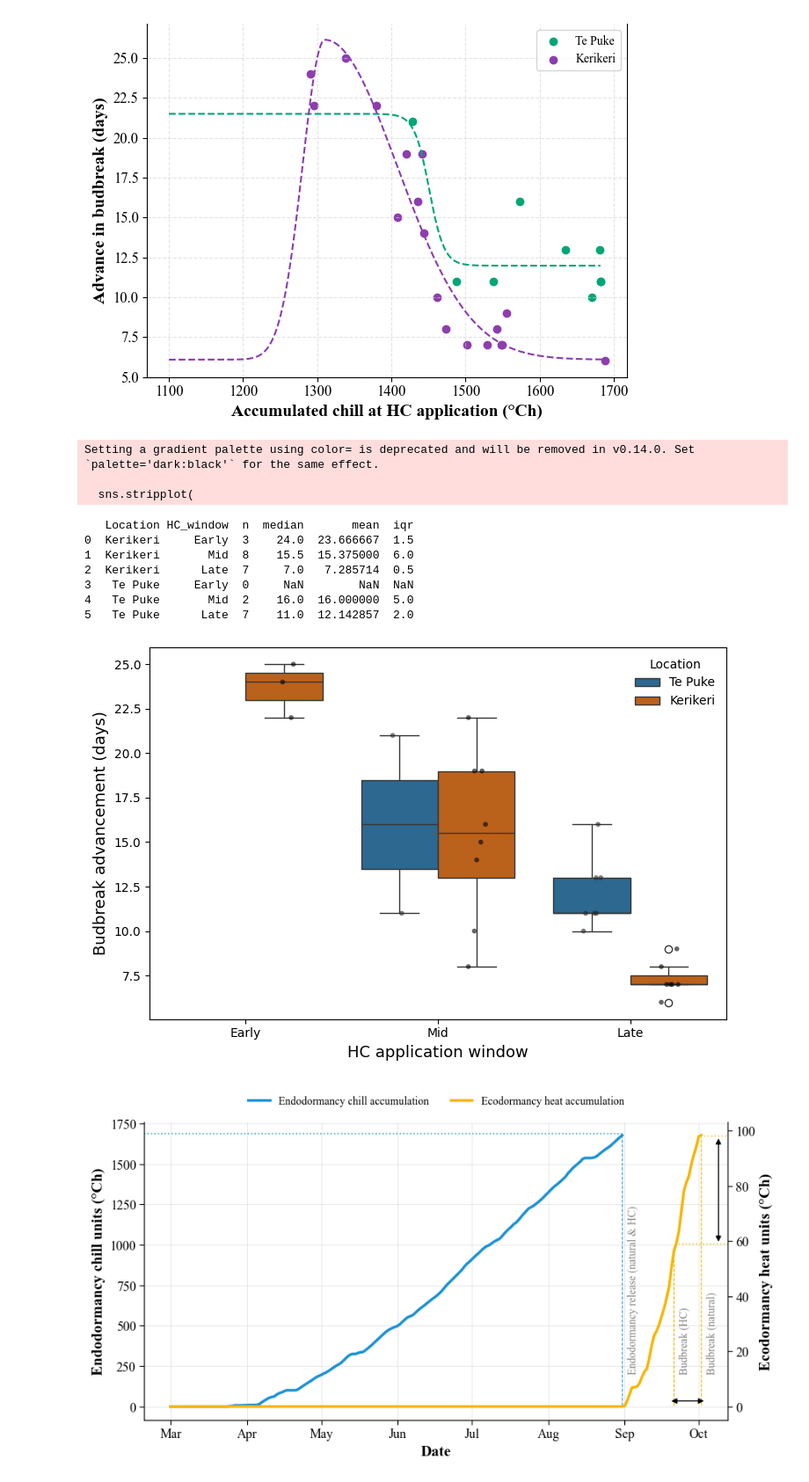
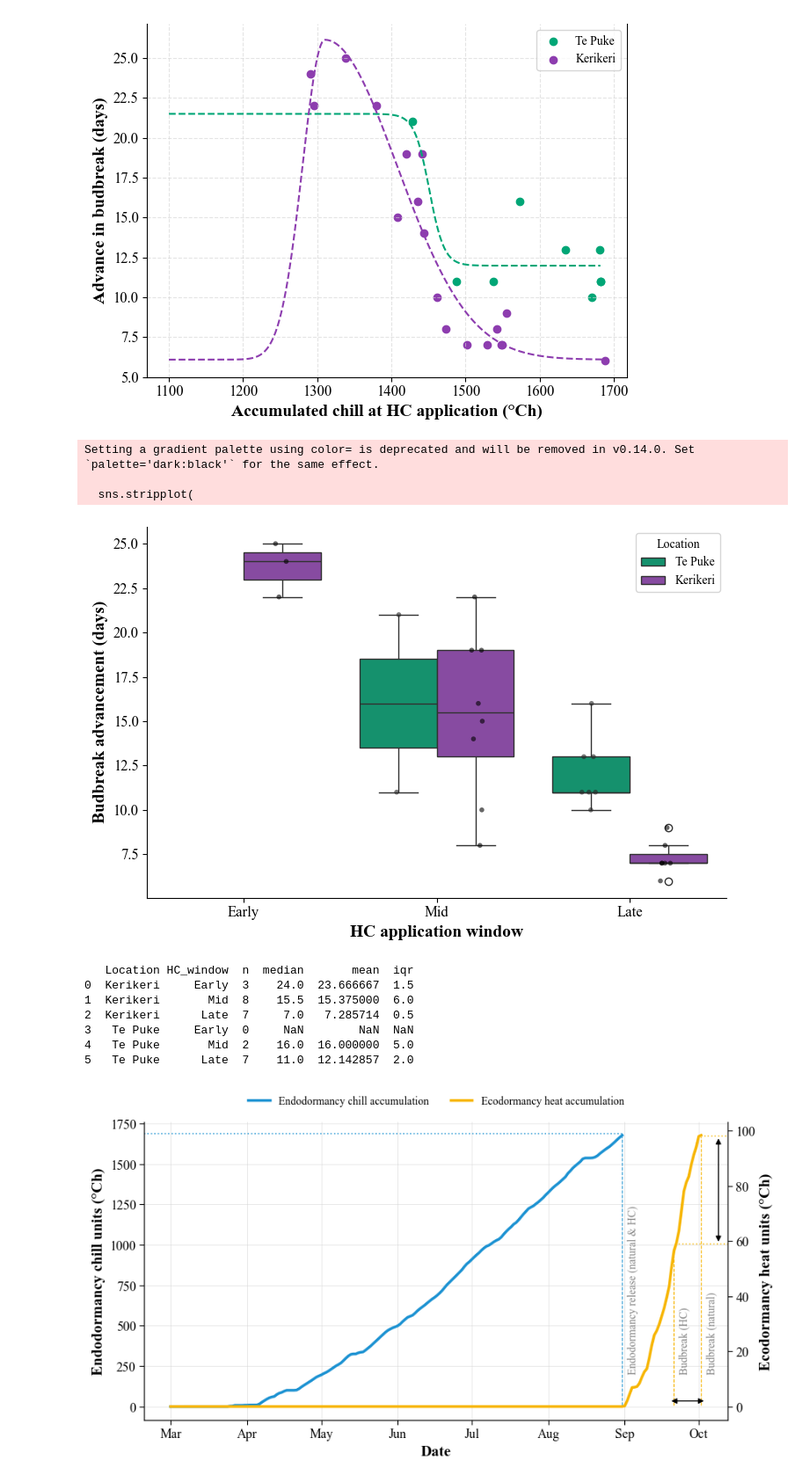
Before and after one commit to Niloofar-Sh/PlayGround, a Jupyter notebook: HC Dormancy Paper Figures.ipynb, the cells around one changed output. Shown at 88% size. Cells and saved outputs as stored; diff of their text form; code cells hidden in the pictures.

```diff
--- a/HC Dormancy Paper Figures.ipynb
+++ b/HC Dormancy Paper Figures.ipynb
@@ -607,44 +649,57 @@ summary = (
       .reset_index()
 )
 
-print(summary)
-
 
 plt.figure(figsize=(7.5, 5))
 
 sns.boxplot(
     data=df,
     x="HC_window",
     y="Budbreak_advance",
     hue="Location",
-    palette={"Te Puke": "#1C6BA0", "Kerikeri": "#D55E00"},
+    palette={"Te Puke": color3, "Kerikeri": color4},
     linewidth=1
 )
 
 sns.stripplot(
     data=df,
     x="HC_window",
     y="Budbreak_advance",
     hue="Location",
     dodge=True,
     color="black",
     alpha=0.6,
     size=4
 )
 
-plt.xlabel("HC application window", fontsize=13)
-plt.ylabel("Budbreak advancement (days)", fontsize=13)
+plt.xlabel("HC application window", font=font_tick, fontsize=14, fontweight="bold")
+plt.ylabel("Budbreak advancement (days)", font=font_tick, fontsize=14, fontweight="bold")
 
 # Fix duplicate legend caused by boxplot + stripplot
 handles, labels_ = plt.gca().get_legend_handles_labels()
-plt.legend(handles[:2], labels_[:2], title="Location", frameon=False)
+leg = plt.legend(
+    handles[:2],
+    labels_[:2],
+    title="Location",
+    prop=font_legend,
+    frameon=True
+)
+leg.get_title().set_fontproperties(font_legend)
 
+plt.xticks(fontproperties=font_tick)
+plt.yticks(fontproperties=font_tick)
+plt.gca().spines['top'].set_visible(False)
+plt.gca().spines['right'].set_visible(False)
 plt.tight_layout()
+plt.savefig("C:/Users/HRANFS/Documents/Hayward HC paper 2026/photo bin/advanceDaysBB.png", dpi=600, bbox_inches='tight')
 plt.show()
+
+print(summary)
 # %% [output]
 Setting a gradient palette using color= is deprecated and will be removed in v0.14.0. Set `palette='dark:black'` for the same effect.
 
   sns.stripplot(
+[figure, new version]
    Location HC_window  n  median       mean  iqr
 0  Kerikeri     Early  3    24.0  23.666667  1.5
 1  Kerikeri       Mid  8    15.5  15.375000  6.0
@@ -652,7 +707,6 @@ Setting a gradient palette using color= is deprecated and will be removed in v0.
 3   Te Puke     Early  0     NaN        NaN  NaN
 4   Te Puke       Mid  2    16.0  16.000000  5.0
 5   Te Puke      Late  7    11.0  12.142857  2.0
-[figure, old version]
 # %%
 # Endodormancy progression
 AccumulatedChilling = Report['KiwiFruit.Phenology.AccumulatedChilling']
```
Also changed, not shown: parts of 3 cells of this notebook.
